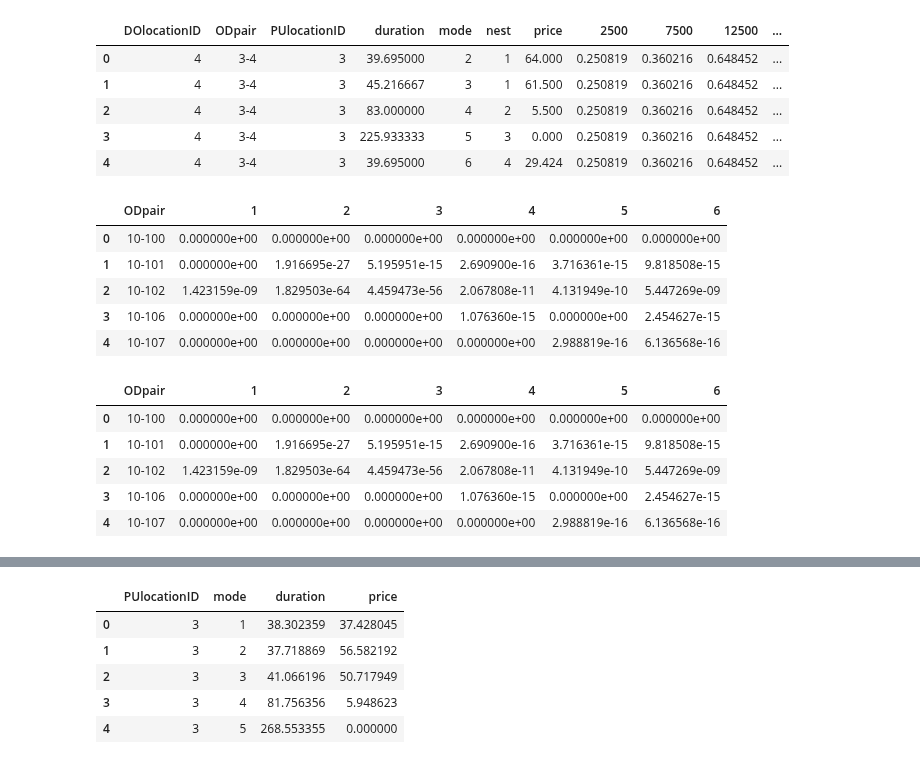
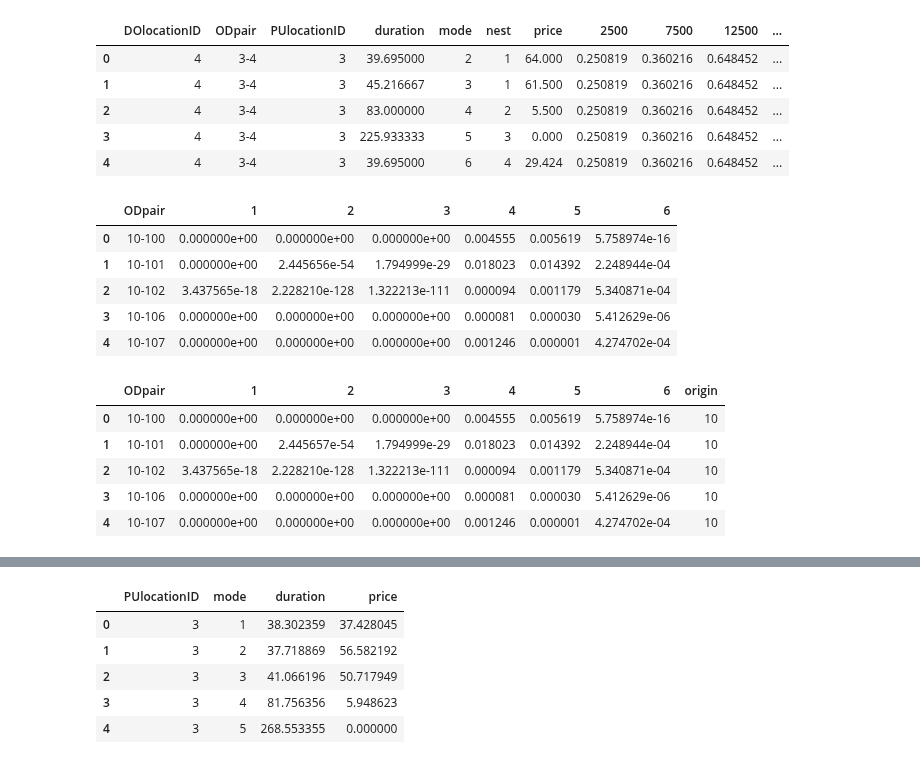
Before and after one commit to Rufei-Sheng/Manhattan-Congestion-Surcharge-Capstone, a Jupyter notebook: results/Daily_Impacts_std.ipynb, the cells around one changed output, grey strips where cells are left out. Saved outputs shown, nothing was run; the diff lists cells and outputs as text; code cells hidden in the pictures.

```diff
--- a/results/Daily_Impacts_std.ipynb
+++ b/results/Daily_Impacts_std.ipynb
@@ -126,27 +104,27 @@ wages.head(5)
 # scene_1_combined.head()
 # %%
 # Renaming for convenience in calculation
-results_scene_1.columns = [re.sub(r'[^\d.]+','',col) for col in results_scene_1.columns]
-results_scene_2.columns = [re.sub(r'[^\d.]+','',col) for col in results_scene_2.columns]
-results_scene_3.columns = [re.sub(r'[^\d.]+','',col) for col in results_scene_3.columns]
+var_scene_1.columns = [re.sub(r'[^\d.]+','',col) for col in var_scene_1.columns]
+var_scene_2.columns = [re.sub(r'[^\d.]+','',col) for col in var_scene_2.columns]
+var_scene_3.columns = [re.sub(r'[^\d.]+','',col) for col in var_scene_3.columns]
 # %%
-results_scene_1.reset_index(inplace=True)
-results_scene_2.reset_index(inplace=True)
-results_scene_3.reset_index(inplace=True)
-results_scene_1.rename_axis({'index':'ODpair'},axis=1,inplace=True)
-results_scene_2.rename_axis({'index':'ODpair'},axis=1,inplace=True)
-results_scene_3.rename_axis({'index':'ODpair'},axis=1,inplace=True)
+var_scene_1.reset_index(inplace=True)
+var_scene_2.reset_index(inplace=True)
+var_scene_3.reset_index(inplace=True)
+var_scene_1.rename_axis({'index':'ODpair'},axis=1,inplace=True)
+var_scene_2.rename_axis({'index':'ODpair'},axis=1,inplace=True)
+var_scene_3.rename_axis({'index':'ODpair'},axis=1,inplace=True)
 # %%
-results_scene_2.head()
+var_scene_2.head()
 # %% [output]
 |  | ODpair | 1 | 2 | 3 | 4 | 5 | 6 |
-| 0 | 10-100 | 0.000000e+00 | 0.000000e+00 | 0.000000e+00 | 0.000000e+00 | 0.000000e+00 | 0.000000e+00 |
-| 1 | 10-101 | 0.000000e+00 | 1.916695e-27 | 5.195951e-15 | 2.690900e-16 | 3.716361e-15 | 9.818508e-15 |
-| 2 | 10-102 | 1.423159e-09 | 1.829503e-64 | 4.459473e-56 | 2.067808e-11 | 4.131949e-10 | 5.447269e-09 |
-| 3 | 10-106 | 0.000000e+00 | 0.000000e+00 | 0.000000e+00 | 1.076360e-15 | 0.000000e+00 | 2.454627e-15 |
-| 4 | 10-107 | 0.000000e+00 | 0.000000e+00 | 0.000000e+00 | 0.000000e+00 | 2.988819e-16 | 6.136568e-16 |
+| 0 | 10-100 | 0.000000e+00 | 0.000000e+00 | 0.000000e+00 | 0.004555 | 0.005619 | 5.758974e-16 |
+| 1 | 10-101 | 0.000000e+00 | 2.445656e-54 | 1.794999e-29 | 0.018023 | 0.014392 | 2.248944e-04 |
+| 2 | 10-102 | 3.437565e-18 | 2.228210e-128 | 1.322213e-111 | 0.000094 | 0.001179 | 5.340871e-04 |
+| 3 | 10-106 | 0.000000e+00 | 0.000000e+00 | 0.000000e+00 | 0.000081 | 0.000030 | 5.412629e-06 |
+| 4 | 10-107 | 0.000000e+00 | 0.000000e+00 | 0.000000e+00 | 0.001246 | 0.000001 | 4.274702e-04 |
 # %%
 # Getting the origin taxi zone
-results_scene_1['origin'] = results_scene_1.ODpair.apply(lambda x: x.split('-')[0]).astype('int')
-results_scene_2['origin'] = results_scene_2.ODpair.apply(lambda x: x.split('-')[0]).astype('int')
-results_scene_3['origin'] = results_scene_3.ODpair.apply(lambda x: x.split('-')[0]).astype('int')
+var_scene_1['origin'] = var_scene_1.ODpair.apply(lambda x: x.split('-')[0]).astype('int')
+var_scene_2['origin'] = var_scene_2.ODpair.apply(lambda x: x.split('-')[0]).astype('int')
+var_scene_3['origin'] = var_scene_3.ODpair.apply(lambda x: x.split('-')[0]).astype('int')
@@ -165,9 +131,9 @@ results_scene_3.rename_axis({'index':'ODpair'},axis=1,inplace=True)
 # %%
-results_scene_2.head()
+var_scene_1.head()
 # %% [output]
-|  | ODpair | 1 | 2 | 3 | 4 | 5 | 6 |
-| 0 | 10-100 | 0.000000e+00 | 0.000000e+00 | 0.000000e+00 | 0.000000e+00 | 0.000000e+00 | 0.000000e+00 |
-| 1 | 10-101 | 0.000000e+00 | 1.916695e-27 | 5.195951e-15 | 2.690900e-16 | 3.716361e-15 | 9.818508e-15 |
-| 2 | 10-102 | 1.423159e-09 | 1.829503e-64 | 4.459473e-56 | 2.067808e-11 | 4.131949e-10 | 5.447269e-09 |
-| 3 | 10-106 | 0.000000e+00 | 0.000000e+00 | 0.000000e+00 | 1.076360e-15 | 0.000000e+00 | 2.454627e-15 |
-| 4 | 10-107 | 0.000000e+00 | 0.000000e+00 | 0.000000e+00 | 0.000000e+00 | 2.988819e-16 | 6.136568e-16 |
+|  | ODpair | 1 | 2 | 3 | 4 | 5 | 6 | origin |
+| 0 | 10-100 | 0.000000e+00 | 0.000000e+00 | 0.000000e+00 | 0.004555 | 0.005619 | 5.758974e-16 | 10 |
+| 1 | 10-101 | 0.000000e+00 | 2.445657e-54 | 1.794999e-29 | 0.018023 | 0.014392 | 2.248944e-04 | 10 |
+| 2 | 10-102 | 3.437565e-18 | 2.228210e-128 | 1.322213e-111 | 0.000094 | 0.001179 | 5.340871e-04 | 10 |
+| 3 | 10-106 | 0.000000e+00 | 0.000000e+00 | 0.000000e+00 | 0.000081 | 0.000030 | 5.412629e-06 | 10 |
+| 4 | 10-107 | 0.000000e+00 | 0.000000e+00 | 0.000000e+00 | 0.001246 | 0.000001 | 4.274702e-04 | 10 |
```
Also changed, not shown: parts of 40 cells of this notebook, 47 other files.
